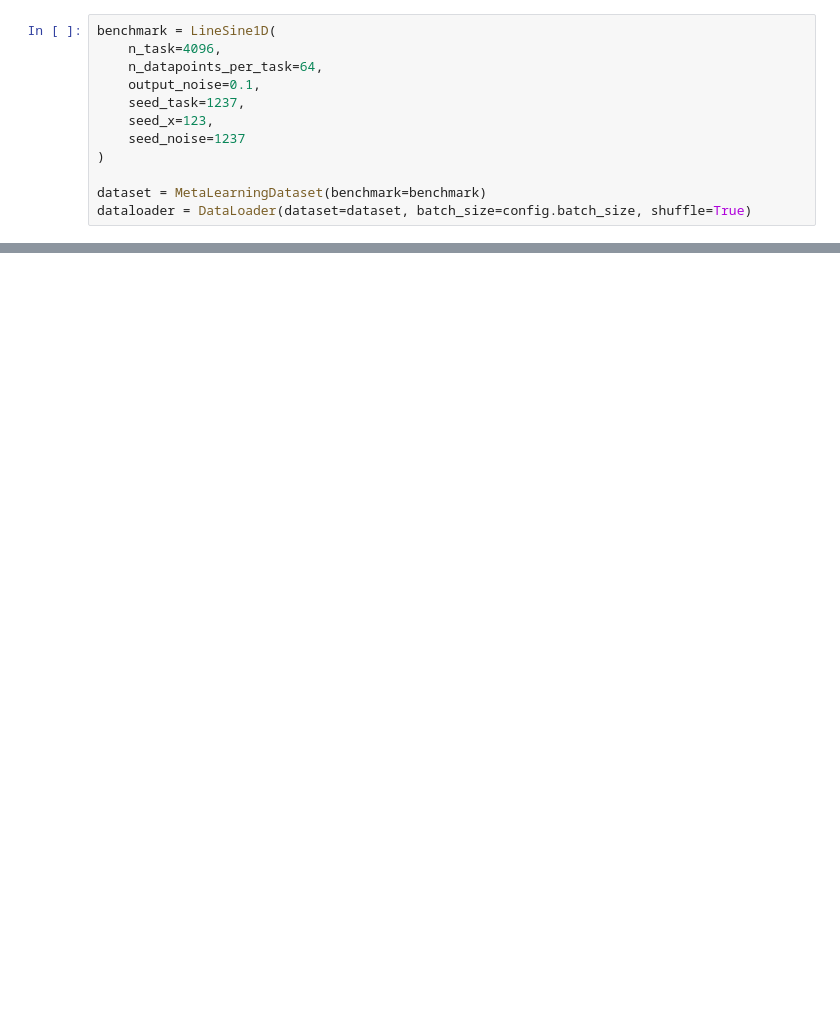
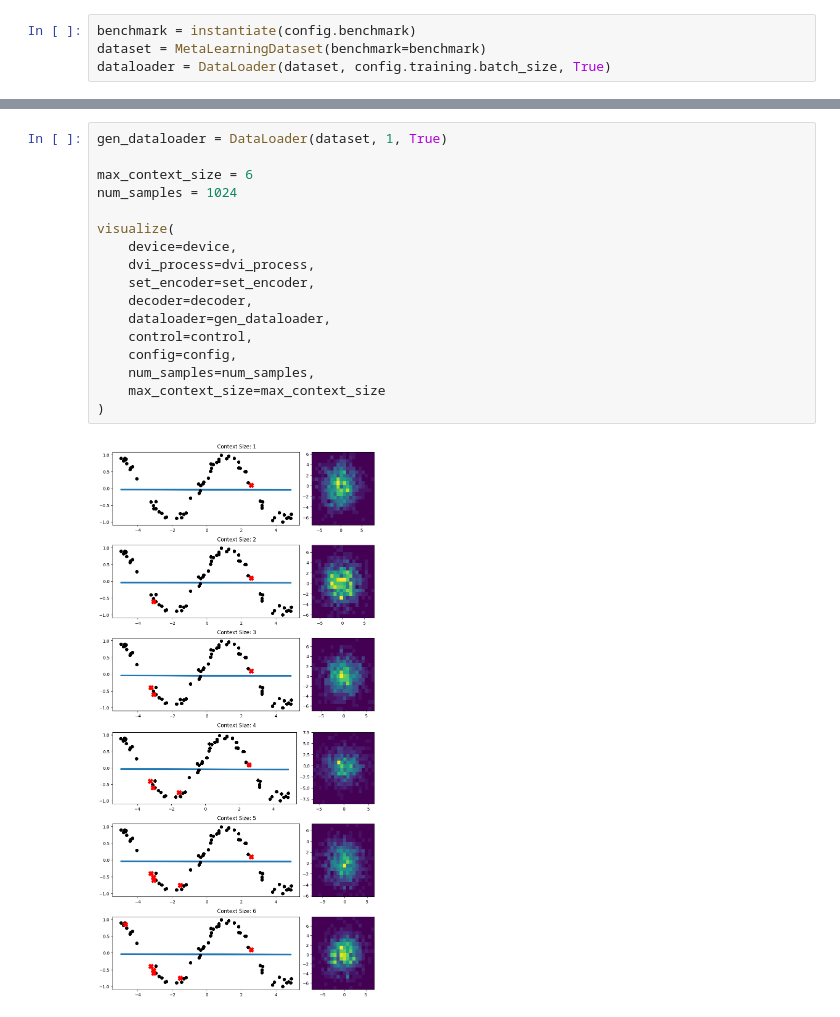
Before and after one commit to ChickNCurry/dvi-for-bml, a Jupyter notebook: notebooks/exp_bml.ipynb, the cells around one changed output, grey strips where cells are left out. Drawn from its saved outputs; the diff is of its cells as text; blank space fills up the shorter version.

```diff
--- a/notebooks/exp_bml.ipynb
+++ b/notebooks/exp_bml.ipynb
@@ -46,14 +88,6 @@ config = Config(
 # %%
-benchmark = LineSine1D(
-    n_task=4096,
-    n_datapoints_per_task=64,
-    output_noise=0.1,
-    seed_task=1237,
-    seed_x=123,
-    seed_noise=1237
-)
-
+benchmark = instantiate(config.benchmark)
 dataset = MetaLearningDataset(benchmark=benchmark)
-dataloader = DataLoader(dataset=dataset, batch_size=config.batch_size, shuffle=True)
+dataloader = DataLoader(dataset, config.training.batch_size, True)
 # %%
 set_encoder = SetEncoder(
@@ -186,0 +165,19 @@ plt.show()
+# %%
+gen_dataloader = DataLoader(dataset, 1, True)
+
+max_context_size = 6
+num_samples = 1024
+
+visualize(
+    device=device,
+    dvi_process=dvi_process,
+    set_encoder=set_encoder,
+    decoder=decoder,
+    dataloader=gen_dataloader,
+    control=control,
+    config=config,
+    num_samples=num_samples,
+    max_context_size=max_context_size
+)
+# %% [output]
+[figure, added]
```
Also changed, not shown: parts of 9 cells of this notebook, 13 other files.
